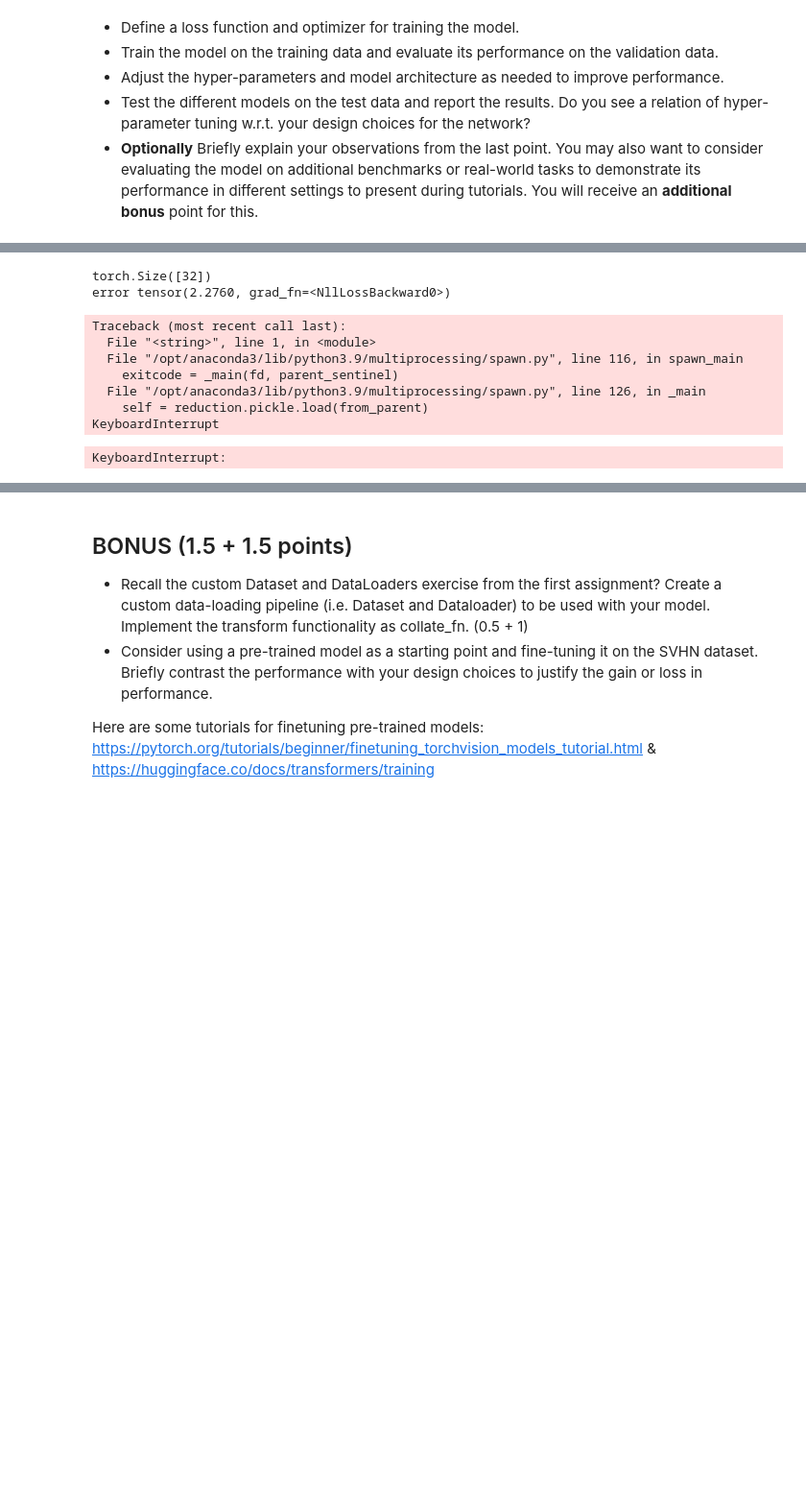
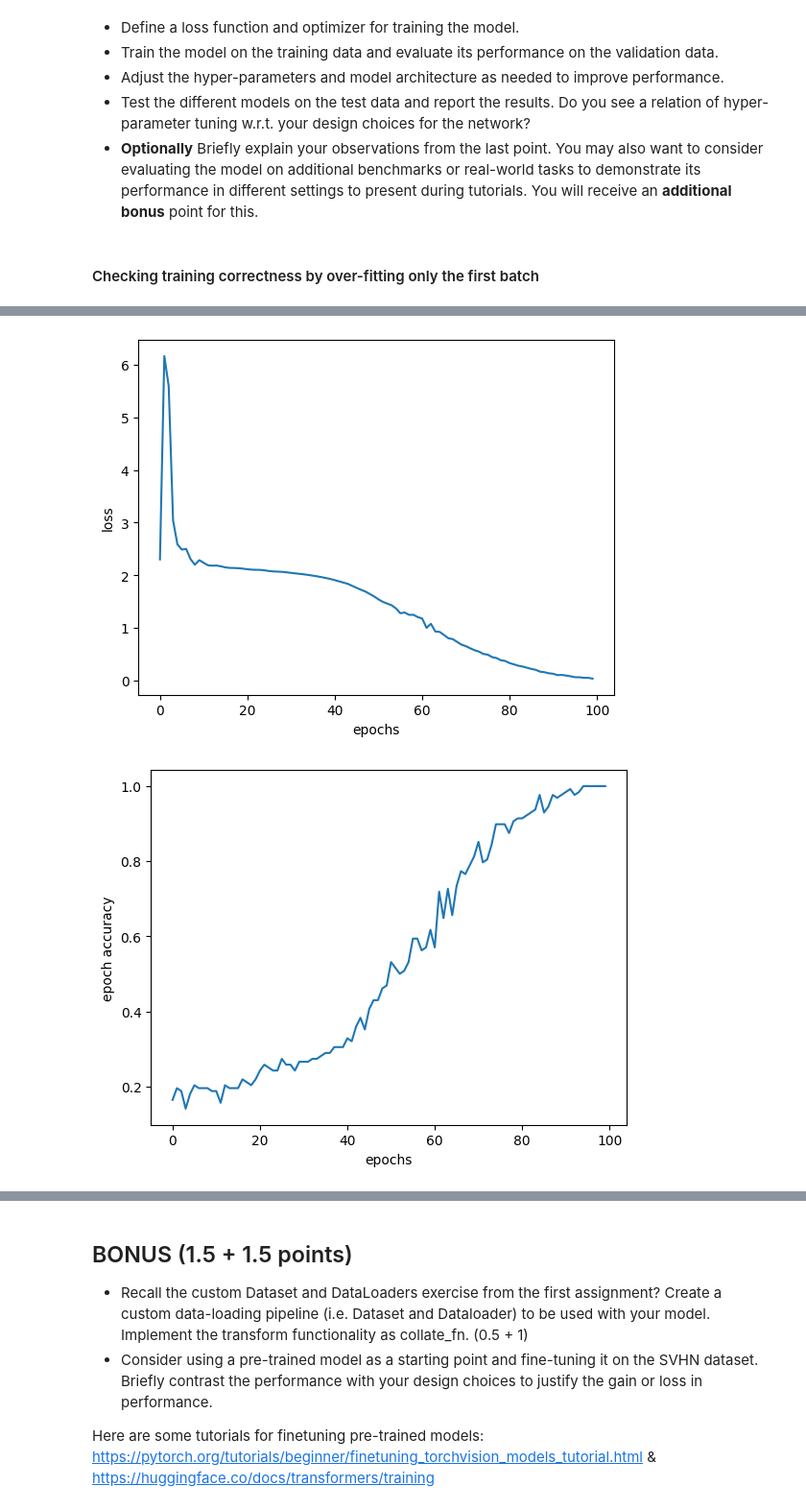
Before and after one commit to igunduz/neural-networks, a Jupyter notebook: assignment-9/NNTI_Exercise_9_2.ipynb, the cells around one changed output, grey strips where cells are left out. Shown at 96% size. Cells and saved outputs as stored; diff of their text form; code cells hidden in the pictures; blank space fills up the shorter version.

```diff
--- a/assignment-9/NNTI_Exercise_9_2.ipynb
+++ b/assignment-9/NNTI_Exercise_9_2.ipynb
@@ -67,7 +62,7 @@ Define the CNN model architecture, including the choice of layers, kernel size,
 from solution import load_data_svhn, CNN_model
 #CNN_model
 
-train_loader = load_data_svhn(split = "train")
+train_loader = load_data_svhn(split = "train", batch_size=128)
 test_loader = load_data_svhn(split = "test")
 # %% [output]
 Using downloaded and verified file: path/to/data/train_32x32.mat
@@ -75,10 +70,12 @@ Using downloaded and verified file: path/to/data/test_32x32.mat
 # %%
 y = next(iter(train_loader))[0]
 # %%
-model = CNN_model(in_channels= 3, out_channels = 32,
-                 kernel_size = 3, stride = 1, padding = 1, num_classes = 10)
+model = CNN_model(in_channels=1,
+    num_blocks=3,
+    kernel_size=3,
+    filter_size=32,
+    num_classes=10,
+    pool_size=4)
 model
-#model = CNN_model(kernel =3, padding = 1, stride = 2)
-#model
 # %% [output]
 CNN_model(
@@ -156,13 +175,22 @@ def evaluation(val_loader, model, loss_fn):
             correct += (predicted == labels).sum().item()
 
         print('Validation Accuracy of the model on the validation images: {} %'.format(100 * correct / total))
+# %% [markdown]
+#### Checking training correctness by over-fitting only the first batch
 # %%
 #train the model
 
 device = torch.device("cuda" if torch.cuda.is_available() else "cpu")
 
 torch.manual_seed(42)
+model = CNN_model(in_channels=1,
+    num_blocks=1,
+    kernel_size=3,
+    filter_size=128,
+    num_classes=10,
+    pool_size=2,)
+model = model.to(device)
 loss_fn = nn.CrossEntropyLoss()
-optimizer = torch.optim.AdamW(model.parameters(), lr=0.001)
-train_loop(train_loader, model, loss_fn, optimizer)
+optimizer = torch.optim.Adam(model.parameters(), lr=1e-3)
+train_loop(train_loader, model, loss_fn, optimizer, device, num_epoch=100, first_batch_only=True)
 # %% [output]
@@ -171,10 +214,2 @@ error tensor(2.3026, grad_fn=<NllLossBackward0>)
-torch.Size([32])
-error tensor(2.2760, grad_fn=<NllLossBackward0>)
-Traceback (most recent call last):
-  File "<string>", line 1, in <module>
-  File "/opt/anaconda3/lib/python3.9/multiprocessing/spawn.py", line 116, in spawn_main
-    exitcode = _main(fd, parent_sentinel)
-  File "/opt/anaconda3/lib/python3.9/multiprocessing/spawn.py", line 126, in _main
-    self = reduction.pickle.load(from_parent)
-KeyboardInterrupt
-KeyboardInterrupt:
+[figure, added]
+[figure, added]
```
Also changed, not shown: parts of 15 cells of this notebook, 1 other file.
